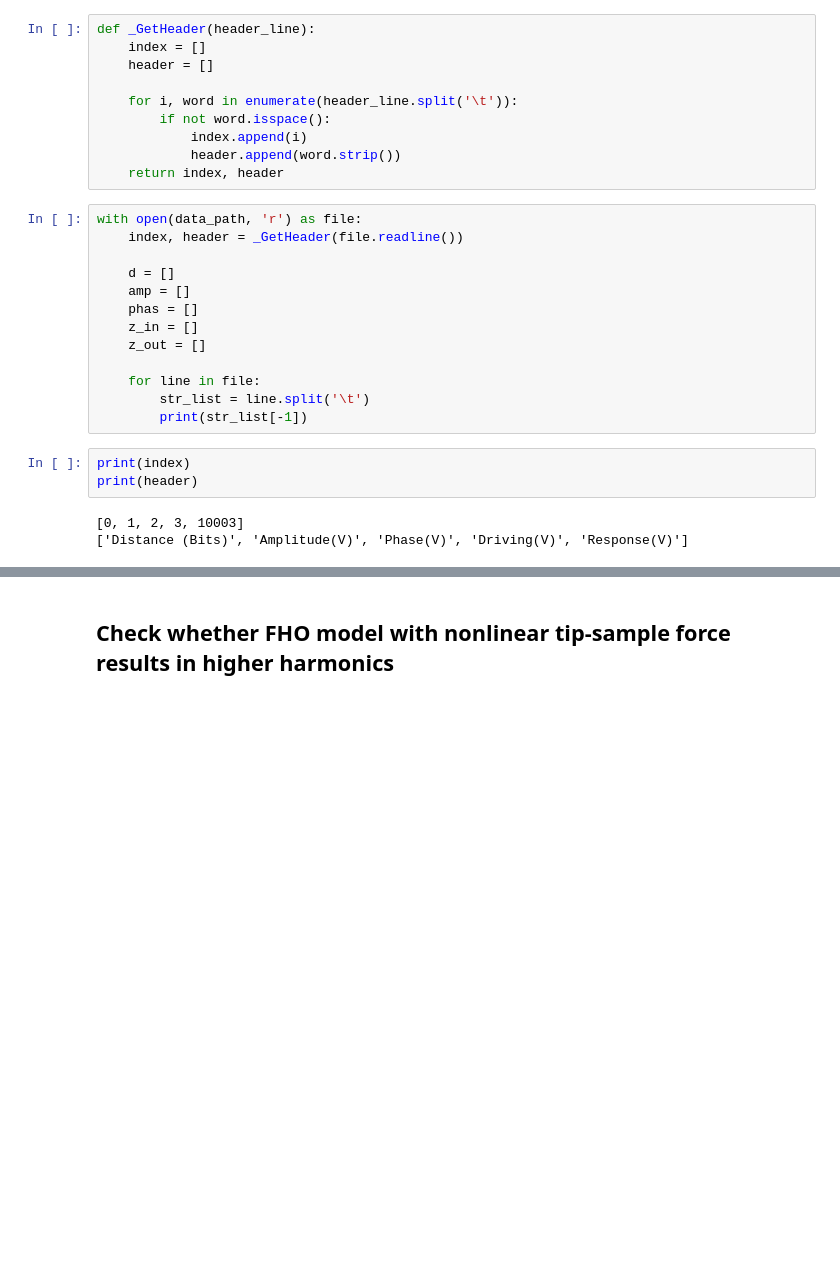
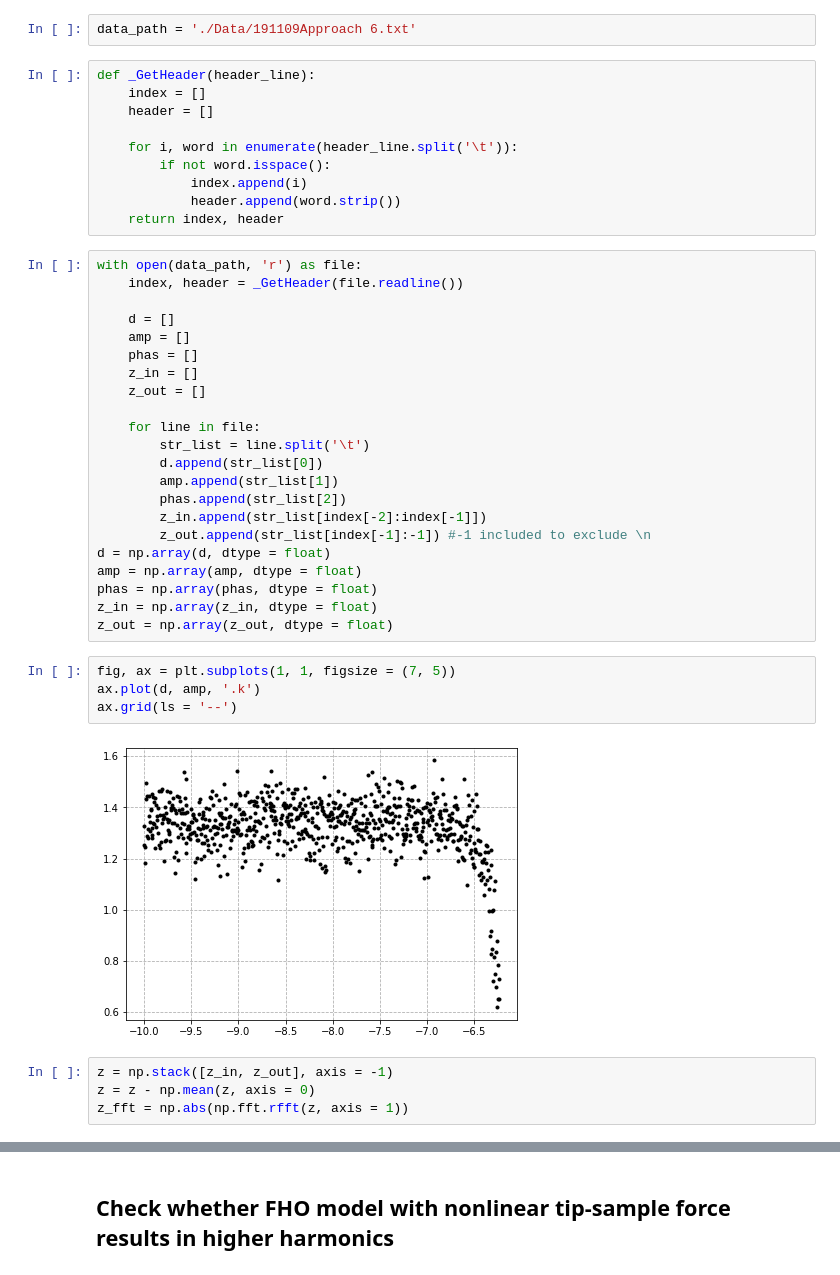
Before and after one commit to Jhko725/Contact-Point-Detection, a Jupyter notebook: Prototyping.ipynb, the cells around one changed output, grey strips where cells are left out. Saved outputs shown, nothing was run; the diff lists cells and outputs as text; blank space fills up the shorter version.

Commit message:
Prototype code for general mode approach analysis created

```diff
--- a/Prototyping.ipynb
+++ b/Prototyping.ipynb
@@ -11,3 +6,5 @@ data_path = './Data/Experiment/Tapping/try10_32758.9_5.4_24.7_60/191108Approach
+# %%
+data_path = './Data/191109Approach 6.txt'
 # %%
 def _GetHeader(header_line):
     index = []
@@ -30,10 +27,23 @@ with open(data_path, 'r') as file:
 
     for line in file:
         str_list = line.split('\t')
-        print(str_list[-1])
+        d.append(str_list[0])
+        amp.append(str_list[1])
+        phas.append(str_list[2])
+        z_in.append(str_list[index[-2]:index[-1]])
+        z_out.append(str_list[index[-1]:-1]) #-1 included to exclude \n
+d = np.array(d, dtype = float)
+amp = np.array(amp, dtype = float)
+phas = np.array(phas, dtype = float)
+z_in = np.array(z_in, dtype = float)
+z_out = np.array(z_out, dtype = float)
-# %%
-print(index)
-print(header)
-# %% [output]
-[0, 1, 2, 3, 10003]
-['Distance (Bits)', 'Amplitude(V)', 'Phase(V)', 'Driving(V)', 'Response(V)']
+# %%
+fig, ax = plt.subplots(1, 1, figsize = (7, 5))
+ax.plot(d, amp, '.k')
+ax.grid(ls = '--')
+# %% [output]
+[figure, added]
+# %%
+z = np.stack([z_in, z_out], axis = -1)
+z = z - np.mean(z, axis = 0)
+z_fft = np.abs(np.fft.rfft(z, axis = 1))
```
Also changed, not shown: parts of 11 cells of this notebook.
